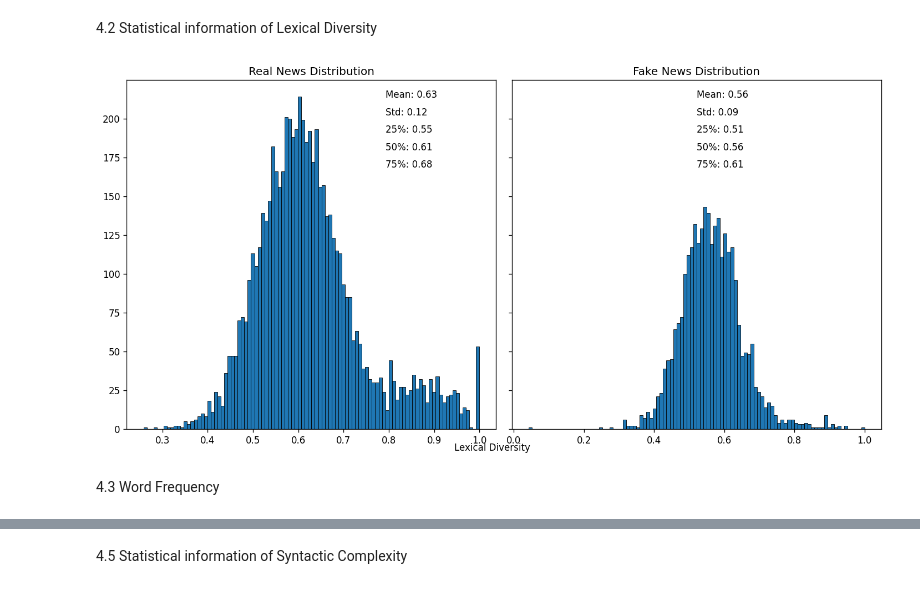
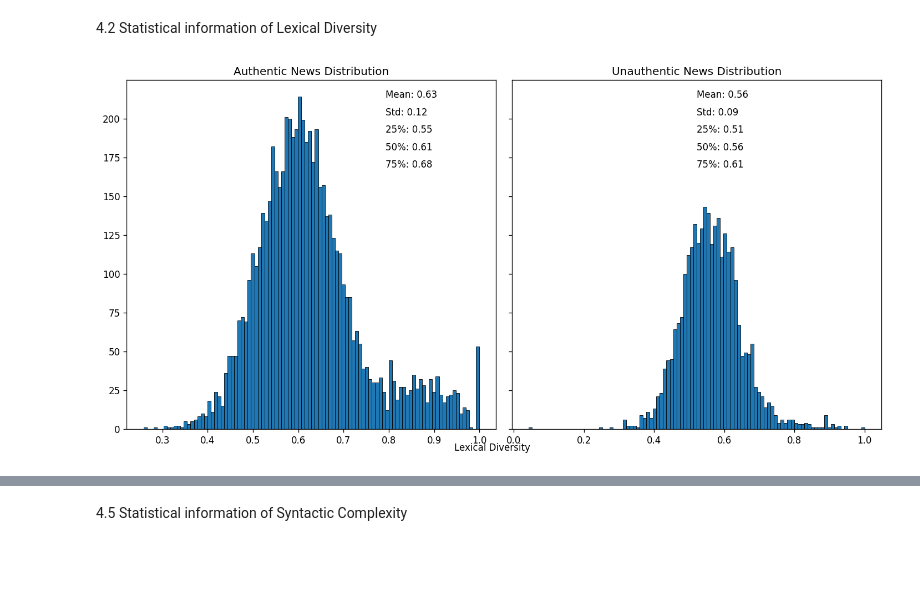
Before and after one commit to DreamyWanderer/Final_Lab, a Jupyter notebook: Source/Visualize/EDA.ipynb, the cells around one changed output, grey strips where cells are left out. Saved outputs shown, nothing was run; the diff lists cells and outputs as text; code cells hidden in the pictures; blank space fills up the shorter version.

```diff
--- a/Source/Visualize/EDA.ipynb
+++ b/Source/Visualize/EDA.ipynb
@@ -129,39 +111,37 @@ axes[1].set_ylabel("Number of document");
 # %%
 
 # Calculate lexical diversity
-fake_doc_lexical_diversity = [cal_TypeTokenRatio(d) for d in fake_df.content]
-read_doc_lexical_diversity = [cal_TypeTokenRatio(d) for d in real_df.content]
+unauth_doc_lexical_diversity = [cal_TypeTokenRatio(d) for d in unauth_df.content]
+auth_doc_lexical_diversity = [cal_TypeTokenRatio(d) for d in auth_df.content]
 
 # Create subplots with a reasonable size
 fig, axes = plt.subplots(1, 2, figsize=(12, 6), dpi=120, sharey=True)
 
 # Real news distribution subplot
-axes[0].text(0.7, 0.95, f'Mean: {round(statistics.mean(read_doc_lexical_diversity), 2)}', transform=axes[0].transAxes)
-axes[0].text(0.7, 0.90, f'Std: {round(statistics.stdev(read_doc_lexical_diversity), 2)}', transform=axes[0].transAxes)
-axes[0].text(0.7, 0.85, f'25%: {round(statistics.quantiles(read_doc_lexical_diversity)[0], 2)}', transform=axes[0].transAxes)
-axes[0].text(0.7, 0.80, f'50%: {round(statistics.quantiles(read_doc_lexical_diversity)[1], 2)}', transform=axes[0].transAxes)
-axes[0].text(0.7, 0.75, f'75%: {round(statistics.quantiles(read_doc_lexical_diversity)[2], 2)}', transform=axes[0].transAxes)
-axes[0].hist(read_doc_lexical_diversity, bins=100, edgecolor='black', linewidth=0.5)
-axes[0].set_title("Real News Distribution")
+axes[0].text(0.7, 0.95, f'Mean: {round(statistics.mean(auth_doc_lexical_diversity), 2)}', transform=axes[0].transAxes)
+axes[0].text(0.7, 0.90, f'Std: {round(statistics.stdev(auth_doc_lexical_diversity), 2)}', transform=axes[0].transAxes)
+axes[0].text(0.7, 0.85, f'25%: {round(statistics.quantiles(auth_doc_lexical_diversity)[0], 2)}', transform=axes[0].transAxes)
+axes[0].text(0.7, 0.80, f'50%: {round(statistics.quantiles(auth_doc_lexical_diversity)[1], 2)}', transform=axes[0].transAxes)
+axes[0].text(0.7, 0.75, f'75%: {round(statistics.quantiles(auth_doc_lexical_diversity)[2], 2)}', transform=axes[0].transAxes)
+axes[0].hist(auth_doc_lexical_diversity, bins=100, edgecolor='black', linewidth=0.5)
+axes[0].set_title("Authentic News Distribution")
 
 # Fake news distribution subplot
-axes[1].text(0.5, 0.95, f'Mean: {round(statistics.mean(fake_doc_lexical_diversity), 2)}', transform=axes[1].transAxes)
-axes[1].text(0.5, 0.90, f'Std: {round(statistics.stdev(fake_doc_lexical_diversity), 2)}', transform=axes[1].transAxes)
-axes[1].text(0.5, 0.85, f'25%: {round(statistics.quantiles(fake_doc_lexical_diversity)[0], 2)}', transform=axes[1].transAxes)
-axes[1].text(0.5, 0.80, f'50%: {round(statistics.quantiles(fake_doc_lexical_diversity)[1], 2)}', transform=axes[1].transAxes)
-axes[1].text(0.5, 0.75, f'75%: {round(statistics.quantiles(fake_doc_lexical_diversity)[2], 2)}', transform=axes[1].transAxes)
-axes[1].hist(fake_doc_lexical_diversity, bins=100, edgecolor='black', linewidth=0.5)
-axes[1].set_title("Fake News Distribution")
+axes[1].text(0.5, 0.95, f'Mean: {round(statistics.mean(unauth_doc_lexical_diversity), 2)}', transform=axes[1].transAxes)
+axes[1].text(0.5, 0.90, f'Std: {round(statistics.stdev(unauth_doc_lexical_diversity), 2)}', transform=axes[1].transAxes)
+axes[1].text(0.5, 0.85, f'25%: {round(statistics.quantiles(unauth_doc_lexical_diversity)[0], 2)}', transform=axes[1].transAxes)
+axes[1].text(0.5, 0.80, f'50%: {round(statistics.quantiles(unauth_doc_lexical_diversity)[1], 2)}', transform=axes[1].transAxes)
+axes[1].text(0.5, 0.75, f'75%: {round(statistics.quantiles(unauth_doc_lexical_diversity)[2], 2)}', transform=axes[1].transAxes)
+axes[1].hist(unauth_doc_lexical_diversity, bins=100, edgecolor='black', linewidth=0.5)
+axes[1].set_title("Unauthentic News Distribution")
 
 # Set common y-axis label
 fig.text(0.5, 0.02, 'Lexical Diversity', ha='center', va='center')
 
 # Adjust layout
 plt.tight_layout()
 
 # Show the plot
 plt.show()
 # %% [output]
-[figure, old version]
+[figure, new version]
-# %% [markdown]
-4.3 Word Frequency
```
Also changed, not shown: parts of 21 cells of this notebook.
